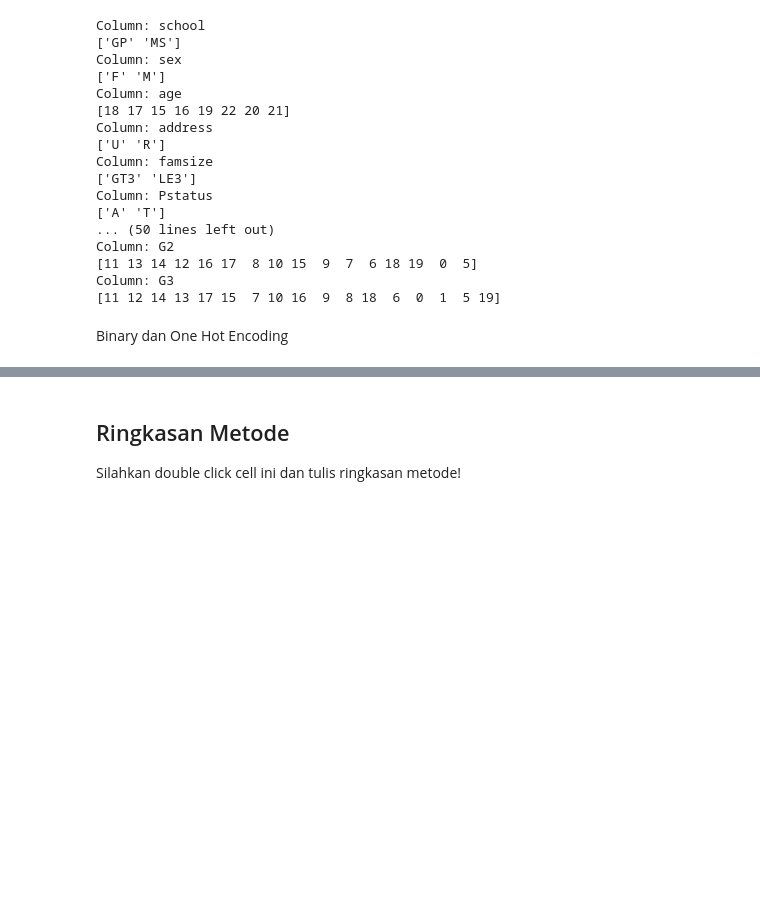
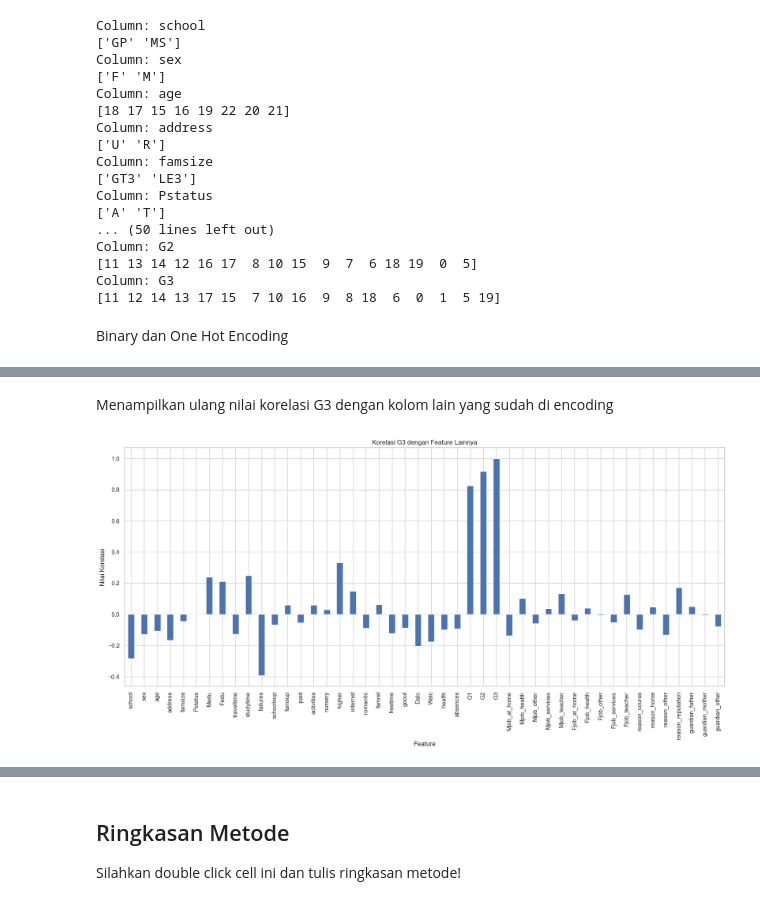
Before and after one commit to whoisgalih/student, a Jupyter notebook: template.ipynb, the cells around one changed output, grey strips where cells are left out. Cells and saved outputs as stored; diff of their text form; code cells hidden in the pictures; blank space fills up the shorter version.

```diff
--- a/template.ipynb
+++ b/template.ipynb
@@ -209,0 +210,2 @@ df_numeric.head()
+# %%
+df_numeric = df_numeric*1 # Convert boolean to int
@@ -233,0 +238,11 @@ Column: guardian_other
+# %% [markdown]
+Menampilkan ulang nilai korelasi G3 dengan kolom lain yang sudah di encoding
+# %%
+plt.figure(figsize=(20, 8))
+df_numeric.select_dtypes(include='number').corr()['G3'].plot(kind='bar')
+plt.xlabel("Feature")
+plt.ylabel("Nilai Korelasi")
+plt.title("Korelasi G3 dengan Feature Lainnya")
+plt.show()
+# %% [output]
+[figure, added]
```
Also changed, not shown: parts of 8 cells of this notebook.
